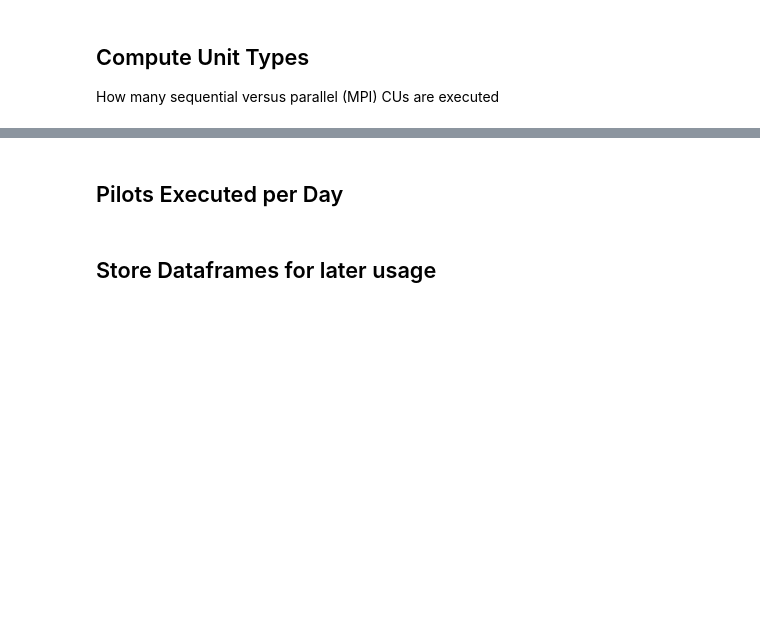
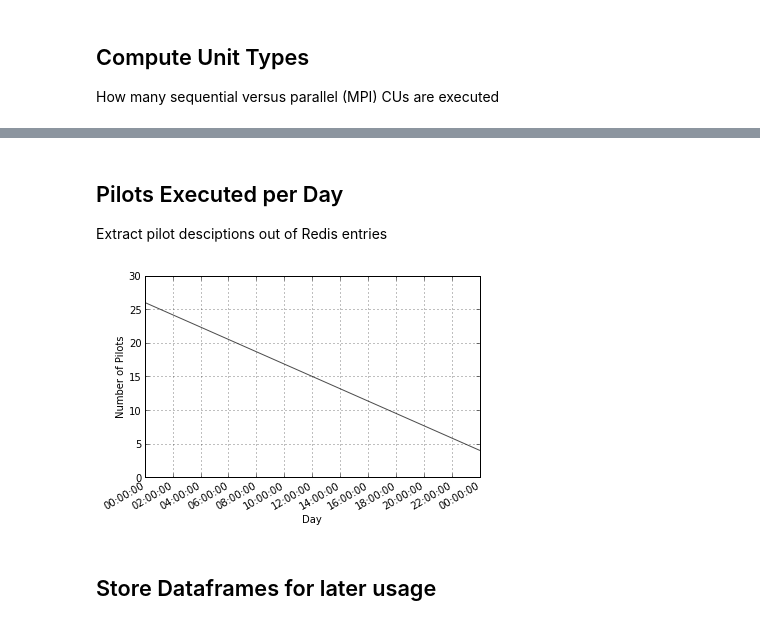
Before and after one commit to saga-project/BigJob, a Jupyter notebook: util/bigjob_usage.ipynb, the cells around one changed output, grey strips where cells are left out. Saved outputs shown, nothing was run; the diff lists cells and outputs as text; code cells hidden in the pictures; blank space fills up the shorter version.

```diff
--- a/util/bigjob_usage.ipynb
+++ b/util/bigjob_usage.ipynb
@@ -71,15 +80,36 @@ plt.savefig("cu_type.pdf", format="pdf", bbox_inches='tight', pad_inches=0.1)
 # %% [markdown]
 ## Pilots Executed per Day
+Extract pilot desciptions out of Redis entries
+# %%
+pilots = [i for i in pilots if i.has_key("start_time")]
+
+max_pilot_date = None
+try:
+    max_pilot_date = max_pilot_date.index.max()
+except:
+    pass
+timestamp_index = []
+pilot_new = []
+for i in pilots:
+    if max_pilot_date == None or datetime.datetime.utcfromtimestamp(float(i["start_time"]))>max_pilot_date:
+        timestamp_index.append(datetime.datetime.utcfromtimestamp(float(i["start_time"])))
+        pilot_new.append(ast.literal_eval(i["description"]))
+
+#print cus_new
+if len(pilot_new) > 0:
+    pilot_df_new = pd.DataFrame(pilot_new, index=timestamp_index, columns=['service_url', "number_of_processes"])
+    try:
+        pilot_df = pd.concat([pilot_df, pilot_df_new])
+    except:
+        pilot_df = pilot_df_new
 # %%
-pilots = [i for i in pilots if i.has_key("start_time")]
-timestamp_index = [datetime.datetime.utcfromtimestamp(float(i["start_time"])) for i in pilots]
-#pilot_df = pd.DataFrame.from_dict(pilots)
-pilot_df = pd.DataFrame(pilots, index=timestamp_index, columns=['description'])
-pilot_df_h = pilot_df['description'].resample("D", how="count")
-pilot_df_h.plot(kind="bar",  color='k', alpha=0.7)
+pilot_df_h = pilot_df['service_url'].resample("D", how="count")
+pilot_df_h.plot(kind="line",  color='k', alpha=0.7)
 plt.ylabel("Number of Pilots")
 plt.xlabel("Day")
 plt.savefig("number_pilots.pdf", format="pdf", bbox_inches='tight', pad_inches=0.1)
+# %% [output]
+[figure, added]
 # %% [markdown]
 ## Store Dataframes for later usage
 # %%
```
Also changed, not shown: parts of 6 cells of this notebook, 1 other file.
